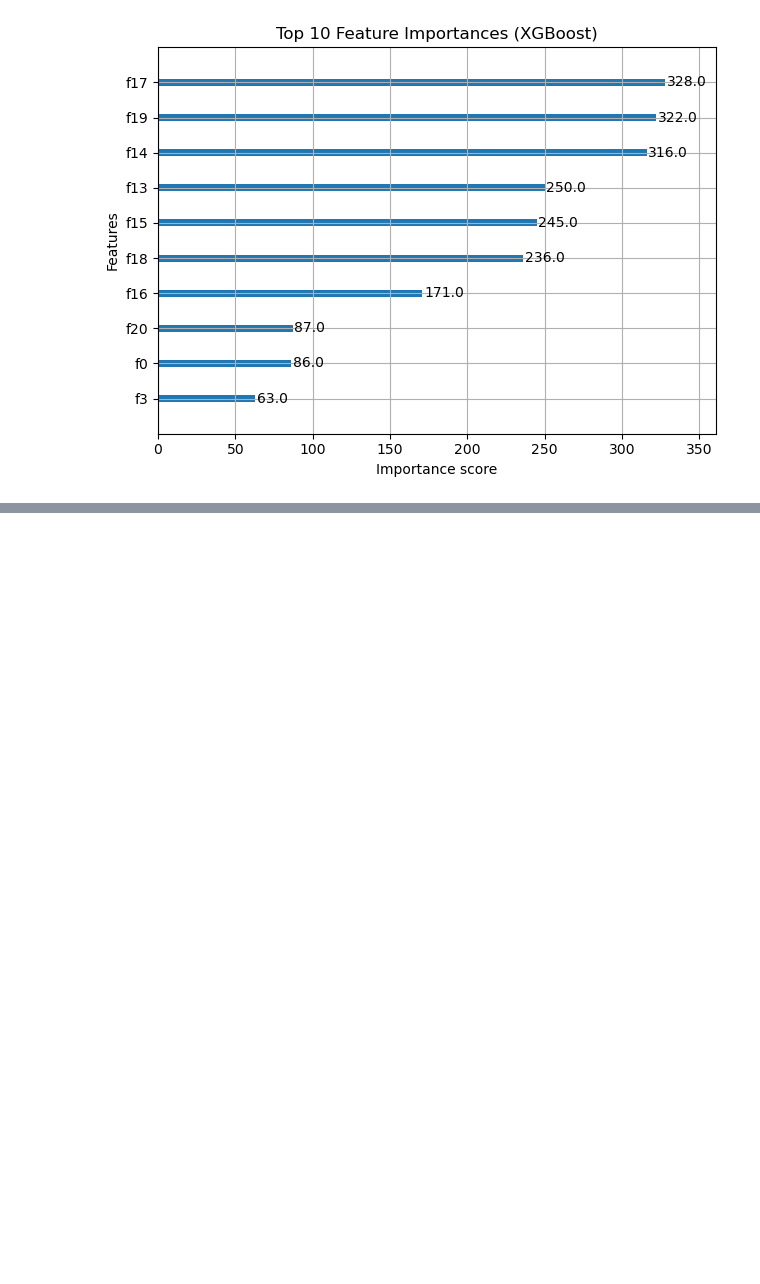
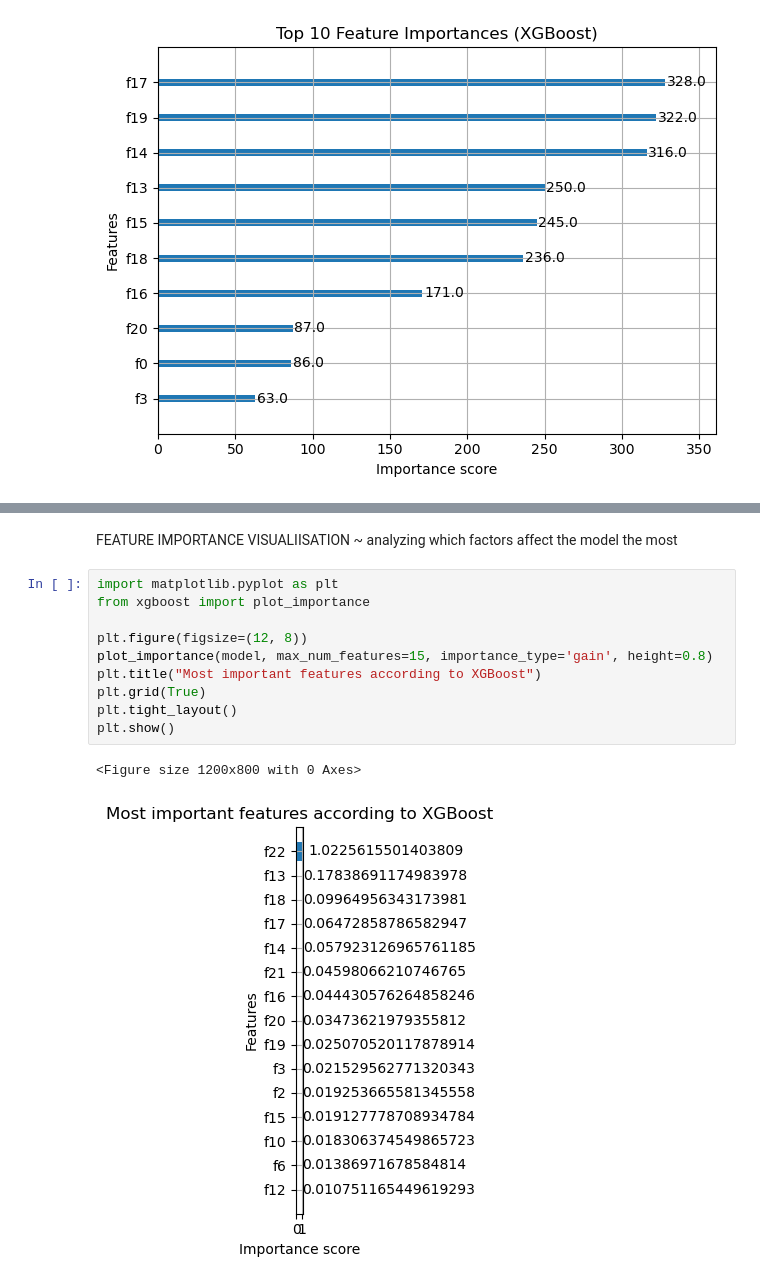
Before and after one commit to estrin00/diplomski, a Jupyter notebook: ml_xgbr.ipynb, the cells around one changed output, grey strips where cells are left out. Saved outputs shown, nothing was run; the diff lists cells and outputs as text; blank space fills up the shorter version.

Commit message:
most important features xgbr

```diff
--- a/ml_xgbr.ipynb
+++ b/ml_xgbr.ipynb
@@ -154,3 +156,19 @@ MAE: 566.94
 MSE: 818520.26
 RMSE: 904.72
 R² Score: 0.8959
+# %% [markdown]
+FEATURE IMPORTANCE VISUALIISATION
+~ analyzing which factors affect the model the most
+# %%
+import matplotlib.pyplot as plt
+from xgboost import plot_importance
+
+plt.figure(figsize=(12, 8))
+plot_importance(model, max_num_features=15, importance_type='gain', height=0.8)
+plt.title("Most important features according to XGBoost")
+plt.grid(True)
+plt.tight_layout()
+plt.show()
+# %% [output]
+<Figure size 1200x800 with 0 Axes>
+[figure, added]
```
Also changed, not shown: parts of 2 cells of this notebook.
